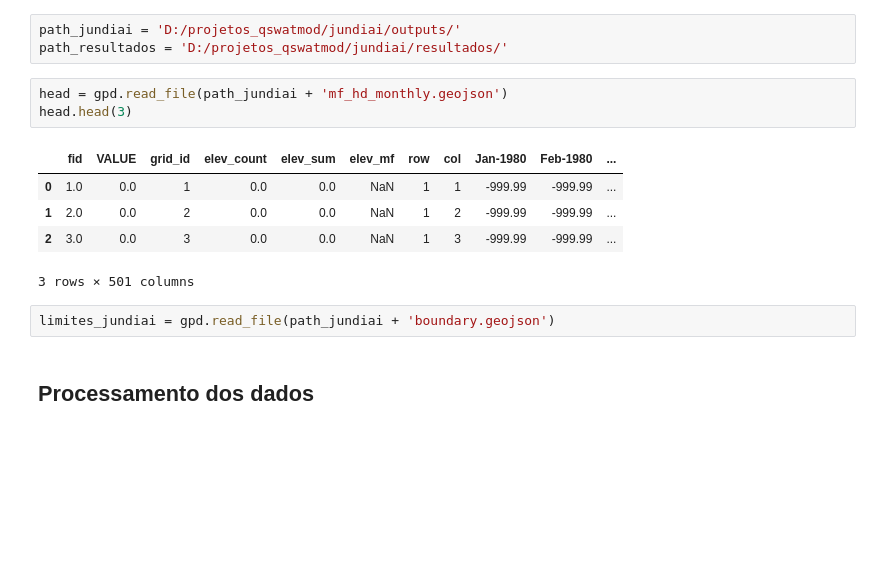
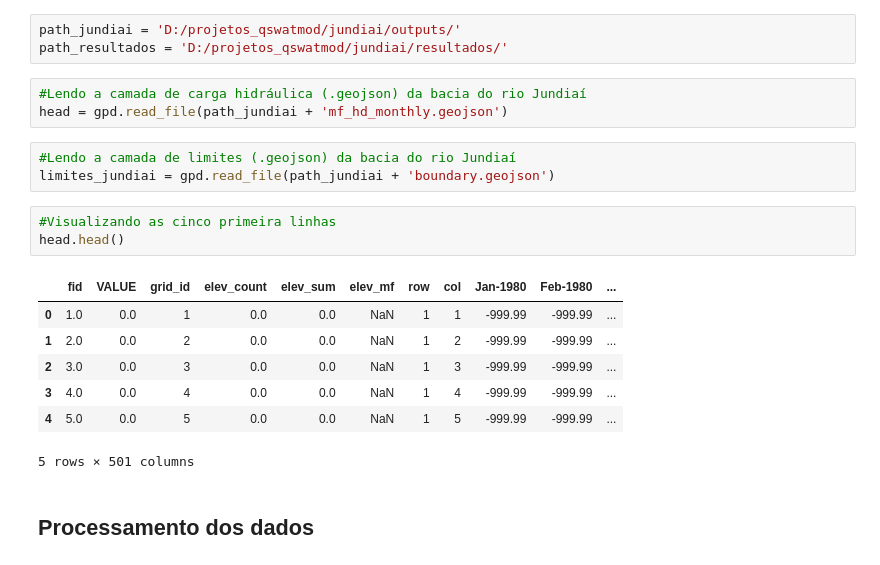
Before and after one commit to wanderam/codigos-modelagem-hidro, a Jupyter notebook: head.ipynb, the cells around one changed output. Cells and saved outputs as stored; diff of their text form; blank space fills up the shorter version.

```diff
--- a/head.ipynb
+++ b/head.ipynb
@@ -13,17 +12,23 @@ from shapely.geometry.point import Point
 # %%
 path_jundiai = 'D:/projetos_qswatmod/jundiai/outputs/'
 path_resultados = 'D:/projetos_qswatmod/jundiai/resultados/'
-# %%
-head = gpd.read_file(path_jundiai + 'mf_hd_monthly.geojson')
-head.head(3)
-# %% [output]
-|  | fid | VALUE | grid_id | elev_count | elev_sum | elev_mf | row | col | Jan-1980 | Feb-1980 | ... |
-| 0 | 1.0 | 0.0 | 1 | 0.0 | 0.0 | NaN | 1 | 1 | -999.99 | -999.99 | ... |
-| 1 | 2.0 | 0.0 | 2 | 0.0 | 0.0 | NaN | 1 | 2 | -999.99 | -999.99 | ... |
-| 2 | 3.0 | 0.0 | 3 | 0.0 | 0.0 | NaN | 1 | 3 | -999.99 | -999.99 | ... |
-3 rows × 501 columns
-# %%
-limites_jundiai = gpd.read_file(path_jundiai + 'boundary.geojson')
+# %%
+#Lendo a camada de carga hidráulica (.geojson) da bacia do rio Jundiaí
+head = gpd.read_file(path_jundiai + 'mf_hd_monthly.geojson')
+# %%
+#Lendo a camada de limites (.geojson) da bacia do rio Jundiaí
+limites_jundiai = gpd.read_file(path_jundiai + 'boundary.geojson')
+# %%
+#Visualizando as cinco primeira linhas
+head.head()
+# %% [output]
+|  | fid | VALUE | grid_id | elev_count | elev_sum | elev_mf | row | col | Jan-1980 | Feb-1980 | ... |
+| 0 | 1.0 | 0.0 | 1 | 0.0 | 0.0 | NaN | 1 | 1 | -999.99 | -999.99 | ... |
+| 1 | 2.0 | 0.0 | 2 | 0.0 | 0.0 | NaN | 1 | 2 | -999.99 | -999.99 | ... |
+| 2 | 3.0 | 0.0 | 3 | 0.0 | 0.0 | NaN | 1 | 3 | -999.99 | -999.99 | ... |
+| 3 | 4.0 | 0.0 | 4 | 0.0 | 0.0 | NaN | 1 | 4 | -999.99 | -999.99 | ... |
+| 4 | 5.0 | 0.0 | 5 | 0.0 | 0.0 | NaN | 1 | 5 | -999.99 | -999.99 | ... |
+5 rows × 501 columns
 # %% [markdown]
 ## Processamento dos dados
 # %%
```
Also changed, not shown: parts of 8 cells of this notebook.
